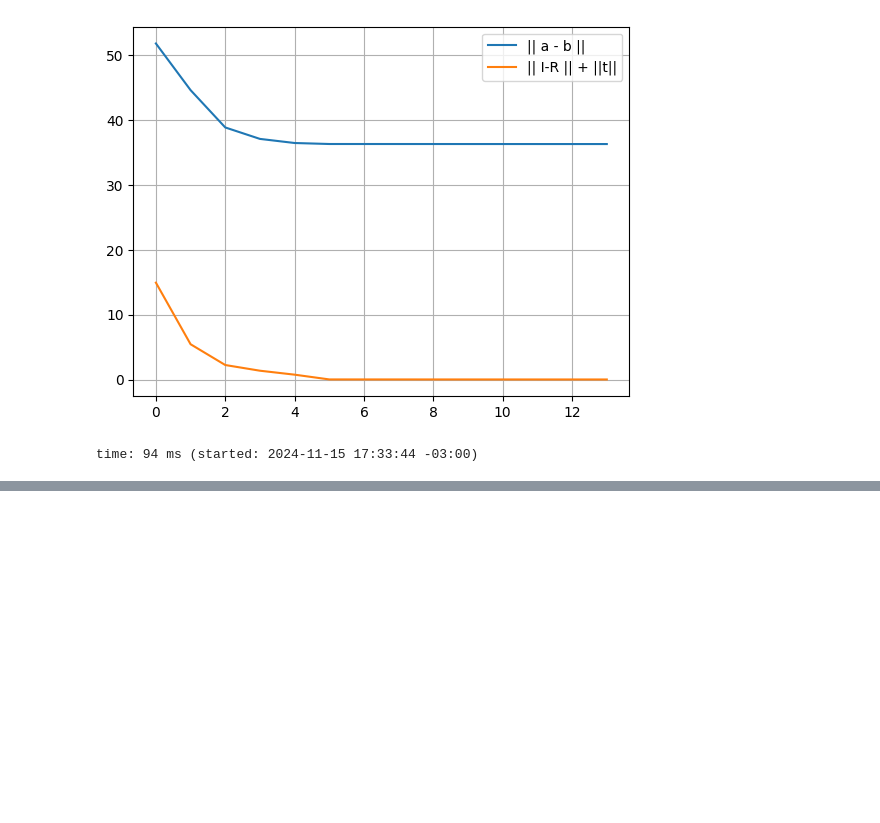
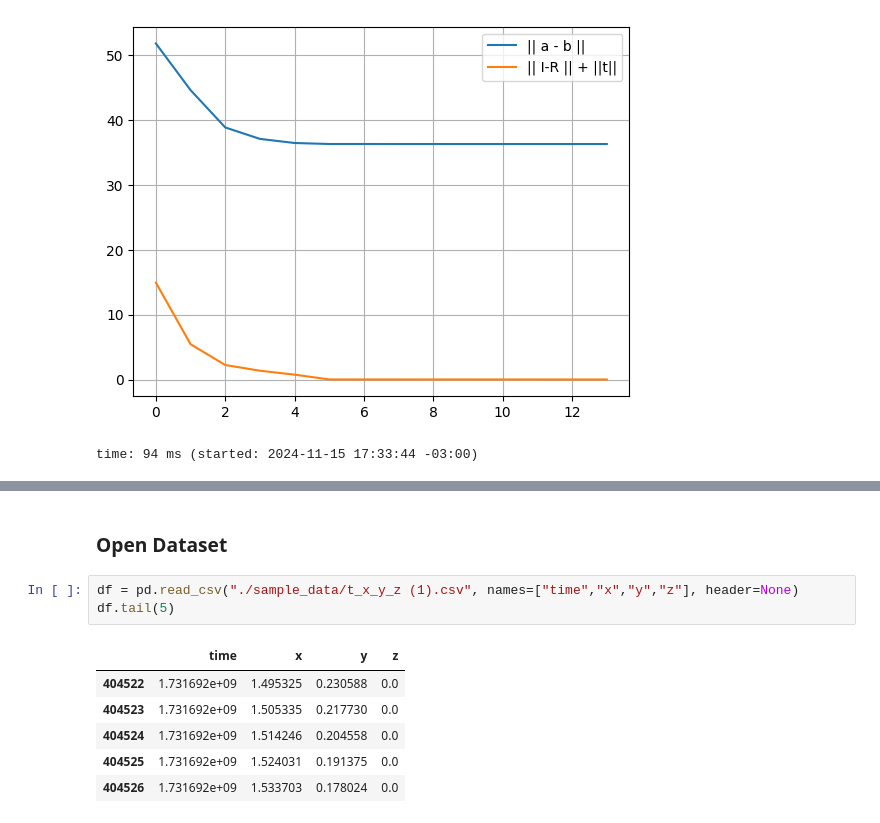
Before and after one commit to HumbertoDiego/lidar-experiments, a Jupyter notebook: Theory 2-IterativeClosestPoint.ipynb, the cells around one changed output, grey strips where cells are left out. Cells and saved outputs as stored; diff of their text form; blank space fills up the shorter version.

```diff
--- a/Theory 2-IterativeClosestPoint.ipynb
+++ b/Theory 2-IterativeClosestPoint.ipynb
@@ -752,0 +769,12 @@ time: 94 ms (started: 2024-11-15 17:33:44 -03:00)
+# %% [markdown]
+### Open Dataset
+# %%
+df = pd.read_csv("./sample_data/t_x_y_z (1).csv", names=["time","x","y","z"], header=None)
+df.tail(5)
+# %% [output]
+|  | time | x | y | z |
+| 404522 | 1.731692e+09 | 1.495325 | 0.230588 | 0.0 |
+| 404523 | 1.731692e+09 | 1.505335 | 0.217730 | 0.0 |
+| 404524 | 1.731692e+09 | 1.514246 | 0.204558 | 0.0 |
+| 404525 | 1.731692e+09 | 1.524031 | 0.191375 | 0.0 |
+| 404526 | 1.731692e+09 | 1.533703 | 0.178024 | 0.0 |
```
Also changed, not shown: parts of 16 cells of this notebook, 6 other files.
